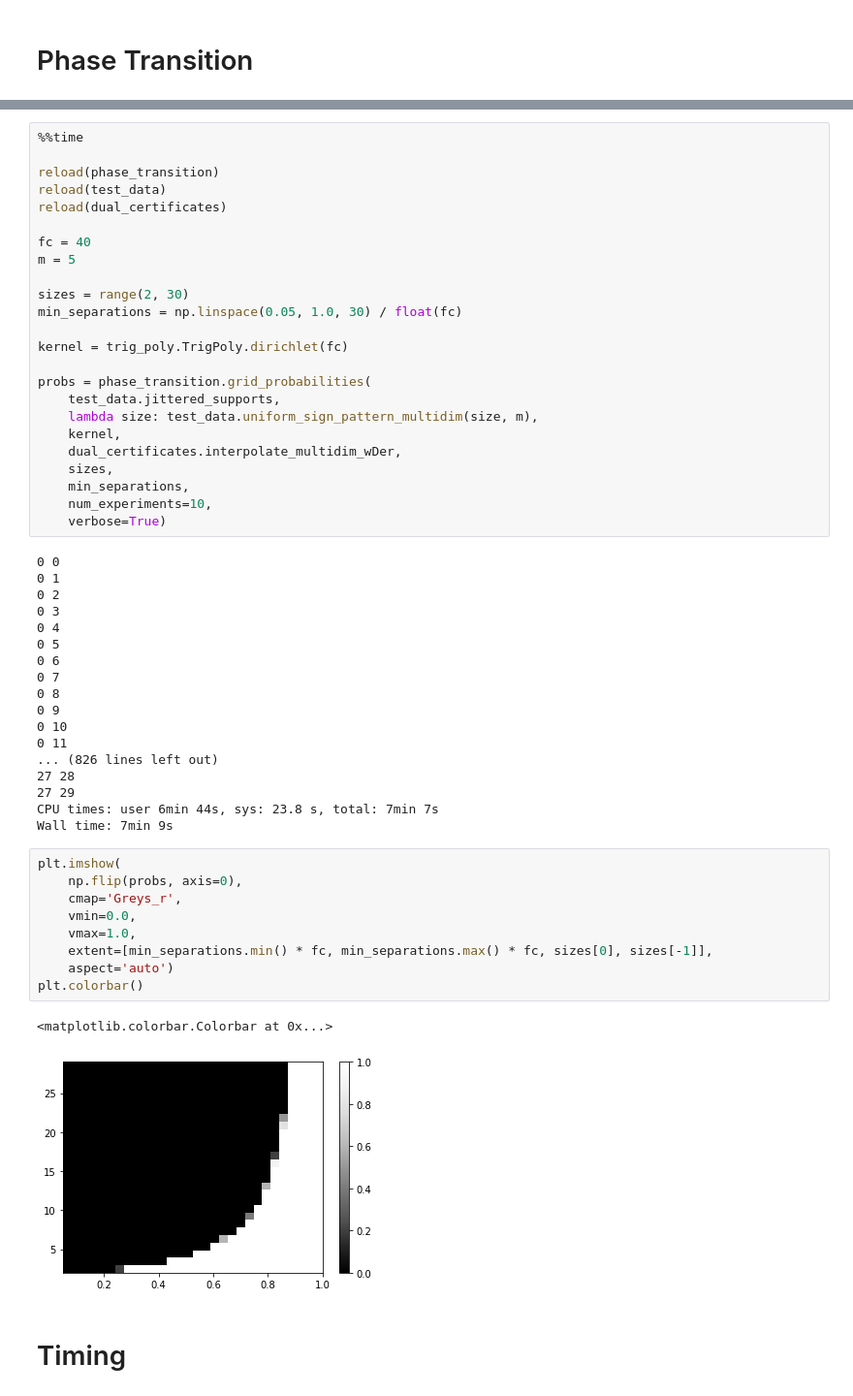
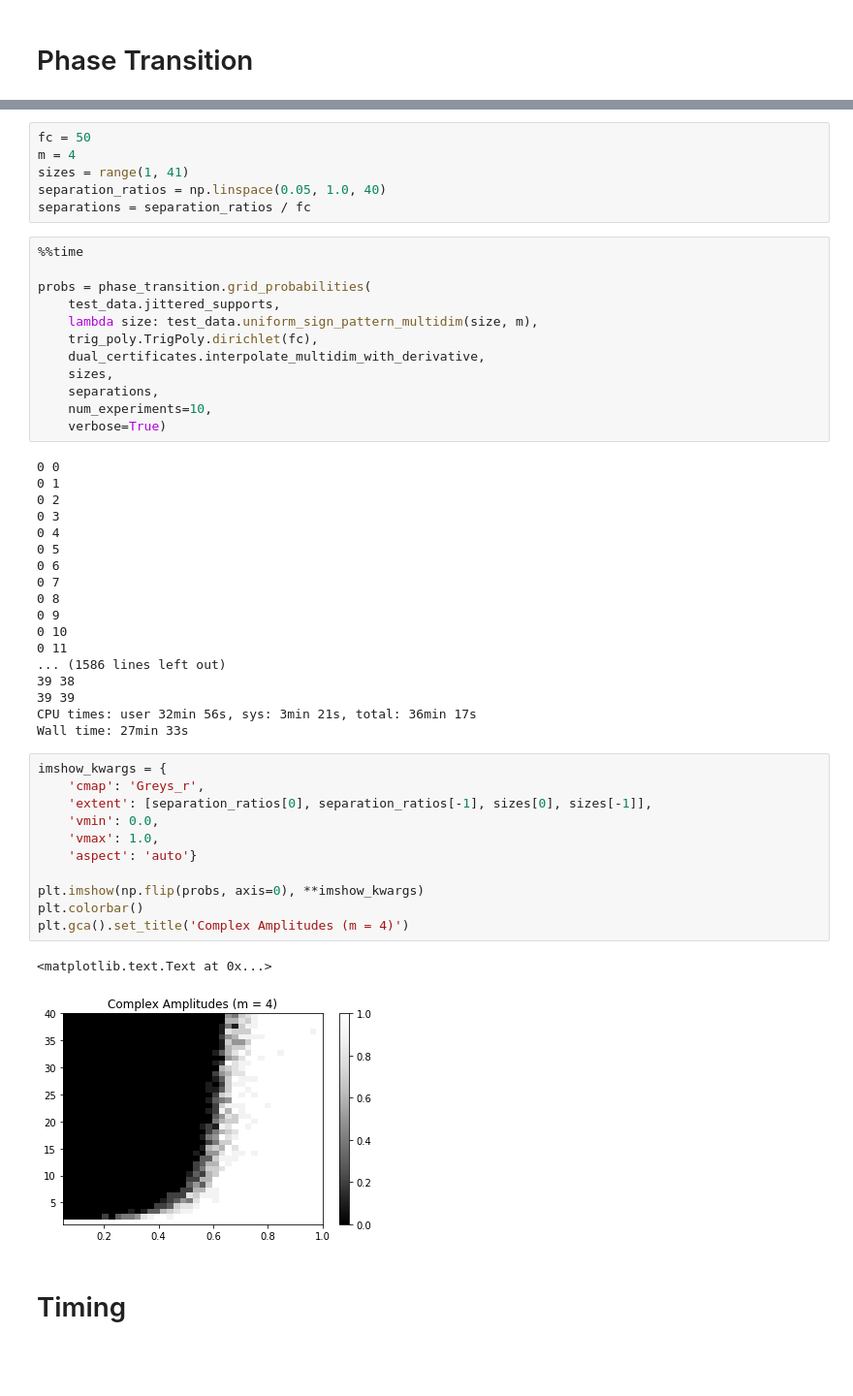
Before and after one commit to eonaran/sr_multisignals, a Jupyter notebook: Many Sample Dual Certificates.ipynb, the cells around one changed output, grey strips where cells are left out. Shown: that part at 97% size. Saved outputs shown, nothing was run; the diff lists cells and outputs as text; blank space fills up the shorter version.

```diff
--- a/Many Sample Dual Certificates.ipynb
+++ b/Many Sample Dual Certificates.ipynb
@@ -82,25 +50,19 @@ from matplotlib import pyplot as plt
+# %%
+fc = 50
+m = 4
+sizes = range(1, 41)
+separation_ratios = np.linspace(0.05, 1.0, 40)
+separations = separation_ratios / fc
 # %%
 %%time
-
-reload(phase_transition)
-reload(test_data)
-reload(dual_certificates)
-
-fc = 40
-m = 5
-
-sizes = range(2, 30)
-min_separations = np.linspace(0.05, 1.0, 30) / float(fc)
-
-kernel = trig_poly.TrigPoly.dirichlet(fc)
 
 probs = phase_transition.grid_probabilities(
     test_data.jittered_supports,
     lambda size: test_data.uniform_sign_pattern_multidim(size, m),
-    kernel,
-    dual_certificates.interpolate_multidim_wDer,
+    trig_poly.TrigPoly.dirichlet(fc),
+    dual_certificates.interpolate_multidim_with_derivative,
     sizes,
-    min_separations,
+    separations,
     num_experiments=10,
     verbose=True)
 # %% [output]
@@ -116,22 +78,24 @@ probs = phase_transition.grid_probabilities(
 0 9
 0 10
 0 11
-... (826 lines left out)
-27 28
-27 29
-CPU times: user 6min 44s, sys: 23.8 s, total: 7min 7s
-Wall time: 7min 9s
+... (1586 lines left out)
+39 38
+39 39
+CPU times: user 32min 56s, sys: 3min 21s, total: 36min 17s
+Wall time: 27min 33s
-# %%
-plt.imshow(
-    np.flip(probs, axis=0),
-    cmap='Greys_r',
-    vmin=0.0,
-    vmax=1.0,
-    extent=[min_separations.min() * fc, min_separations.max() * fc, sizes[0], sizes[-1]],
-    aspect='auto')
-plt.colorbar()
-# %% [output]
-<matplotlib.colorbar.Colorbar at 0x...>
-[figure, removed]
+# %%
+imshow_kwargs = {
+    'cmap': 'Greys_r',
+    'extent': [separation_ratios[0], separation_ratios[-1], sizes[0], sizes[-1]],
+    'vmin': 0.0,
+    'vmax': 1.0,
+    'aspect': 'auto'}
+
+plt.imshow(np.flip(probs, axis=0), **imshow_kwargs)
+plt.colorbar()
+plt.gca().set_title('Complex Amplitudes (m = 4)')
+# %% [output]
+<matplotlib.text.Text at 0x...>
+[figure, added]
 # %% [markdown]
 # Timing
```
Also changed, not shown: parts of 12 cells of this notebook, 2 other files.
